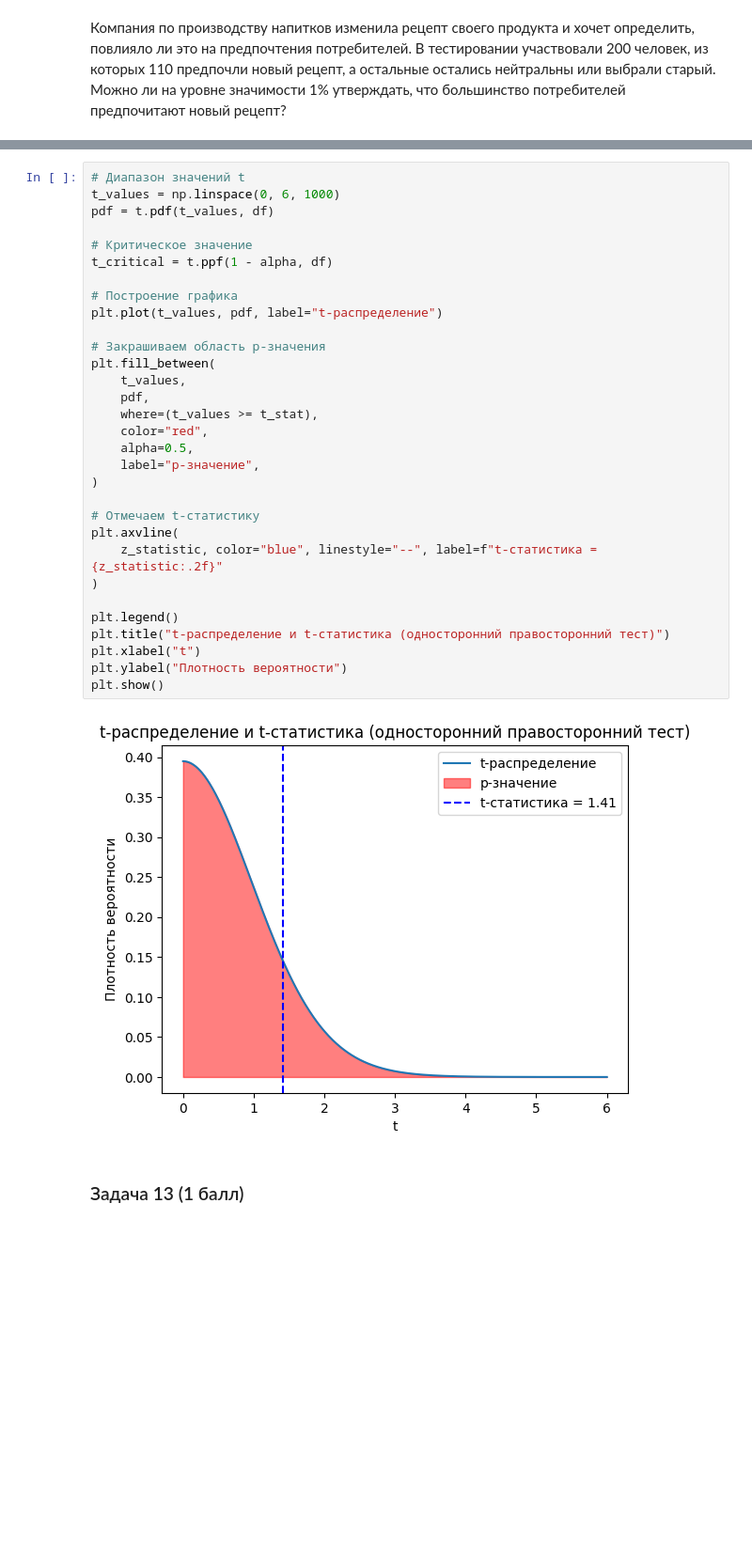
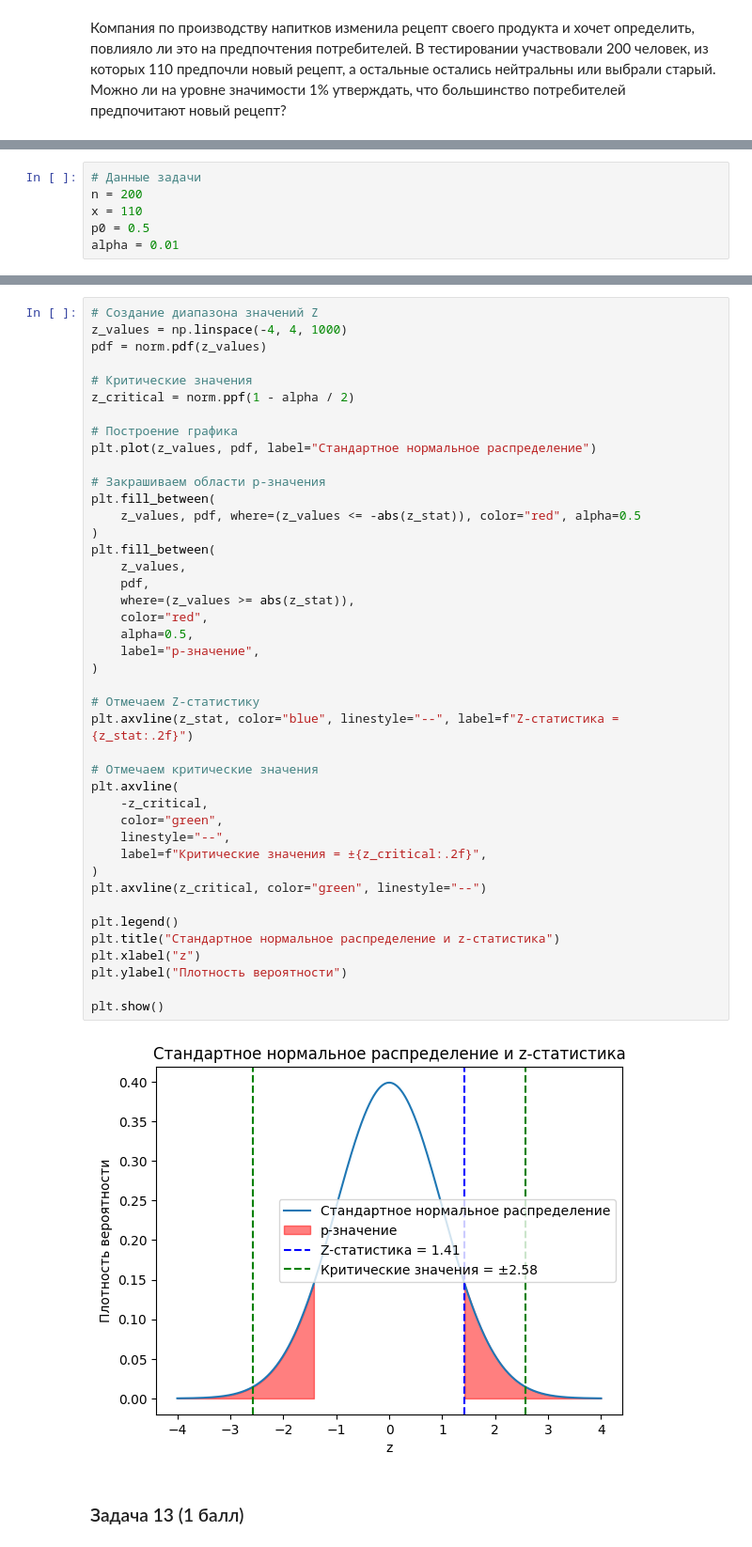
Before and after one commit to hilkovich/itmo_math_stat, a Jupyter notebook: homework_3/HW_3.ipynb, the cells around one changed output, grey strips where cells are left out. Shown at 94% size. Cells and saved outputs as stored; diff of their text form; blank space fills up the shorter version.

```diff
--- a/homework_3/HW_3.ipynb
+++ b/homework_3/HW_3.ipynb
@@ -886,0 +938,6 @@ else:
+# %%
+# Данные задачи
+n = 200
+x = 110
+p0 = 0.5
+alpha = 0.01
@@ -887,36 +972,47 @@ else:
 # %%
-# Диапазон значений t
-t_values = np.linspace(0, 6, 1000)
-pdf = t.pdf(t_values, df)
+# Создание диапазона значений Z
+z_values = np.linspace(-4, 4, 1000)
+pdf = norm.pdf(z_values)
 
-# Критическое значение
-t_critical = t.ppf(1 - alpha, df)
+# Критические значения
+z_critical = norm.ppf(1 - alpha / 2)
 
 # Построение графика
-plt.plot(t_values, pdf, label="t-распределение")
+plt.plot(z_values, pdf, label="Стандартное нормальное распределение")
 
-# Закрашиваем область p-значения
+# Закрашиваем области p-значения
 plt.fill_between(
-    t_values,
+    z_values, pdf, where=(z_values <= -abs(z_stat)), color="red", alpha=0.5
+)
+plt.fill_between(
+    z_values,
     pdf,
-    where=(t_values >= t_stat),
+    where=(z_values >= abs(z_stat)),
     color="red",
     alpha=0.5,
     label="p-значение",
 )
 
-# Отмечаем t-статистику
+# Отмечаем Z-статистику
+plt.axvline(z_stat, color="blue", linestyle="--", label=f"Z-статистика = {z_stat:.2f}")
+
+# Отмечаем критические значения
 plt.axvline(
-    z_statistic, color="blue", linestyle="--", label=f"t-статистика = {z_statistic:.2f}"
+    -z_critical,
+    color="green",
+    linestyle="--",
+    label=f"Критические значения = ±{z_critical:.2f}",
 )
+plt.axvline(z_critical, color="green", linestyle="--")
 
 plt.legend()
-plt.title("t-распределение и t-статистика (односторонний правосторонний тест)")
-plt.xlabel("t")
+plt.title("Стандартное нормальное распределение и z-статистика")
+plt.xlabel("z")
 plt.ylabel("Плотность вероятности")
+
 plt.show()
 # %% [output]
-[figure, old version]
+[figure, new version]
 # %% [markdown]
 ### Задача 13 (1 балл)
 # %% [markdown]
```
Also changed, not shown: parts of 47 cells of this notebook.
